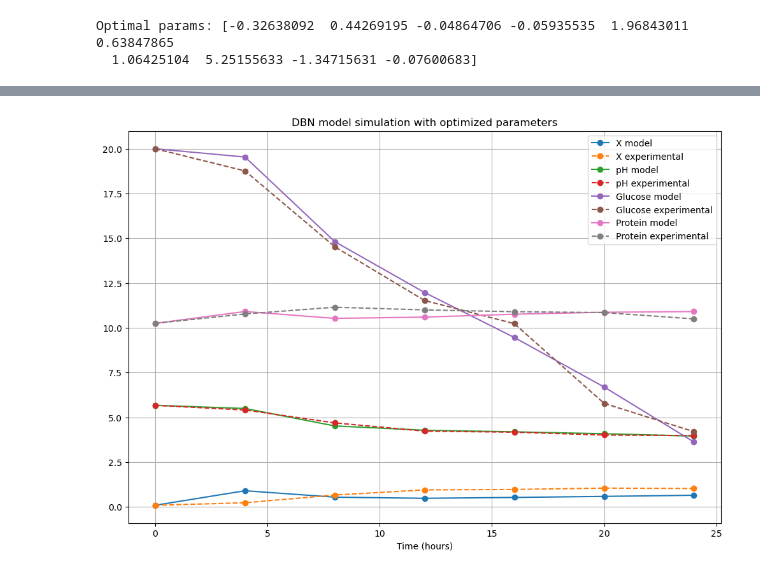
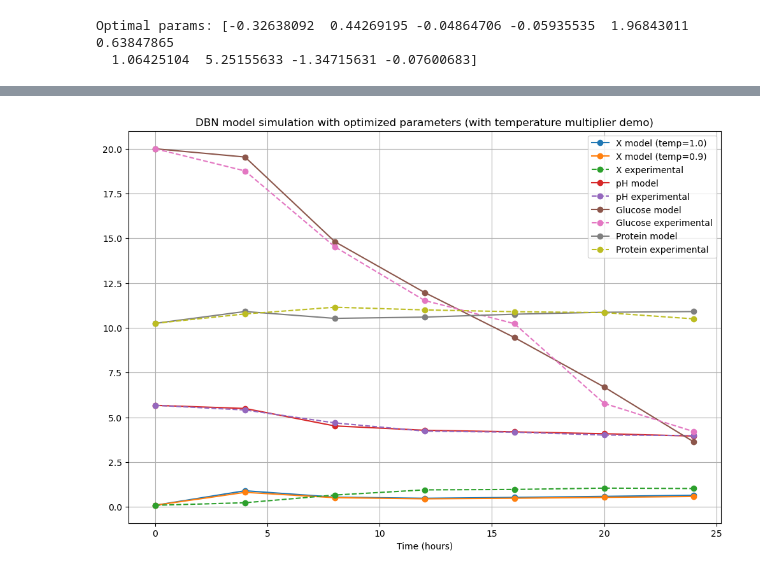
Before and after one commit to AI-ML-systems/biotech_production_management, a Jupyter notebook: model.ipynb, the cells around one changed output, grey strips where cells are left out. Saved outputs shown, nothing was run; the diff lists cells and outputs as text; code cells hidden in the pictures.

```diff
--- a/model.ipynb
+++ b/model.ipynb
@@ -69,7 +69,12 @@ plt.show()
 # %% [markdown]
 ## Optimization part
 # %%
-def simulate(params) -> tuple[np.ndarray, ...]:
+def simulate(params, temperature: float = 1.0) -> tuple[np.ndarray, ...]:
+    """
+    Simulate system dynamics.
+    temperature: scalar multiplier applied to the X_next equation (default 1.0).
+    Returns arrays (X, pH, G, B) over time.
+    """
     Xs, pHs, Gs, Bs = (
         [time_opticaldensity_ph_glucose_protein["OpticalDensity"].iloc[0]],
         [time_opticaldensity_ph_glucose_protein["pH"].iloc[0]],
@@ -81,7 +86,8 @@ def simulate(params) -> tuple[np.ndarray, ...]:
     for _ in range(timestamps):
         X, pH, G, B = Xs[-1], pHs[-1], Gs[-1], Bs[-1]
 
-        X_next = params[0] * X + params[1] * pH + params[2] * G + params[3] * B
+        # Apply temperature multiplier to the rate-like X_next equation
+        X_next = (params[0] * X + params[1] * pH + params[2] * G + params[3] * B) * temperature
         pH_next = params[4] + params[5] * pH - params[6] * X
         G_next = G - params[7] * X
         B_next = B + params[8] * X - params[9] * B
@@ -94,6 +100,7 @@ def simulate(params) -> tuple[np.ndarray, ...]:
 
 
 def loss(params):
+    # Keep baseline behavior: temperature defaults to 1.0
     X_pred, pH_pred, G_pred, B_pred = simulate(params)
     err = (
         np.sum((X_pred - time_opticaldensity_ph_glucose_protein["OpticalDensity"].values)**2) +
@@ -115,21 +129,27 @@ Optimal params: [-0.32638092  0.44269195 -0.04864706 -0.05935535  1.96843011  0.
 # %%
+# Baseline (temperature=1.0)
 X_model, pH_model, G_model, B_model = simulate(res.x)
+
+# Example: run with a different temperature multiplier (e.g., 0.9)
+X_model_t09, pH_model_t09, G_model_t09, B_model_t09 = simulate(res.x, temperature=0.9)
 # %%
 # Plot
 plt.figure(figsize=(12, 8))
-plt.plot(time_opticaldensity_ph_glucose_protein['Time'], X_model, label='X model', marker='o')
+plt.plot(time_opticaldensity_ph_glucose_protein['Time'], X_model, label='X model (temp=1.0)', marker='o')
+plt.plot(time_opticaldensity_ph_glucose_protein['Time'], X_model_t09, label='X model (temp=0.9)', marker='o')
 plt.plot(time_opticaldensity_ph_glucose_protein['Time'], time_opticaldensity_ph_glucose_protein['OpticalDensity'], 'o--', label='X experimental')
+
 plt.plot(time_opticaldensity_ph_glucose_protein['Time'], pH_model, label='pH model', marker='o')
 plt.plot(time_opticaldensity_ph_glucose_protein['Time'], time_opticaldensity_ph_glucose_protein['pH'], 'o--', label='pH experimental')
 plt.plot(time_opticaldensity_ph_glucose_protein['Time'], G_model, label='Glucose model', marker='o')
 plt.plot(time_opticaldensity_ph_glucose_protein['Time'], time_opticaldensity_ph_glucose_protein['Glucose'], 'o--', label='Glucose experimental')
 plt.plot(time_opticaldensity_ph_glucose_protein['Time'], B_model, label='Protein model', marker='o')
 plt.plot(time_opticaldensity_ph_glucose_protein['Time'], time_opticaldensity_ph_glucose_protein['Protein'], 'o--', label='Protein experimental')
 
 plt.legend()
 plt.xlabel('Time (hours)')
-plt.title('DBN model simulation with optimized parameters')
+plt.title('DBN model simulation with optimized parameters (with temperature multiplier demo)')
 plt.grid()
 plt.show()
 # %% [output]
-[figure, old version]
+[figure, new version]
```
Also changed, not shown: parts of 1 cell of this notebook.
